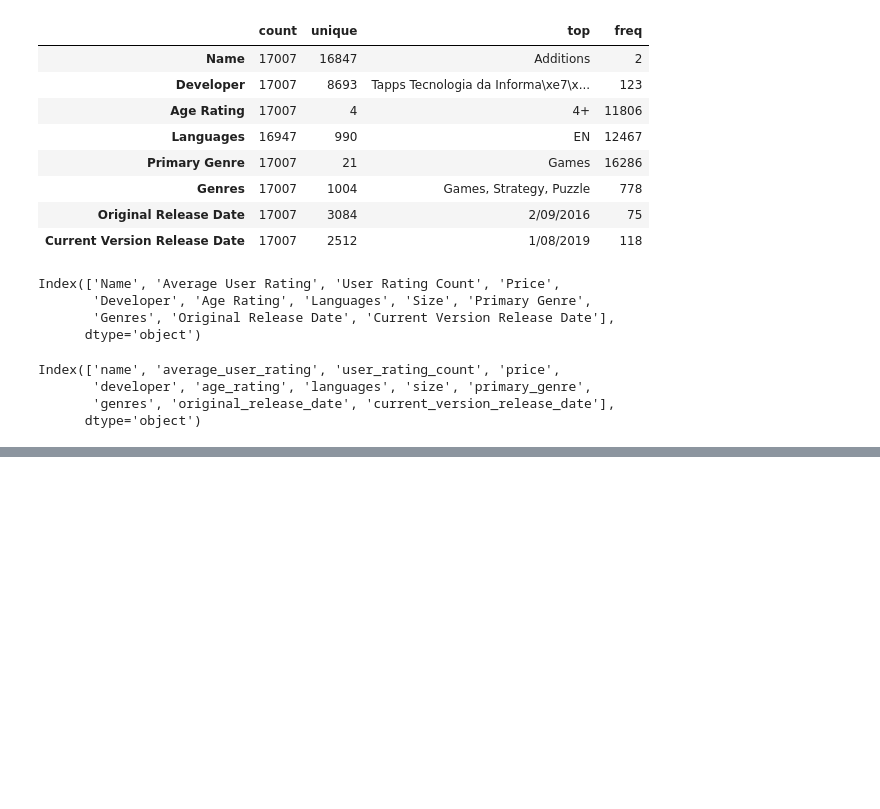
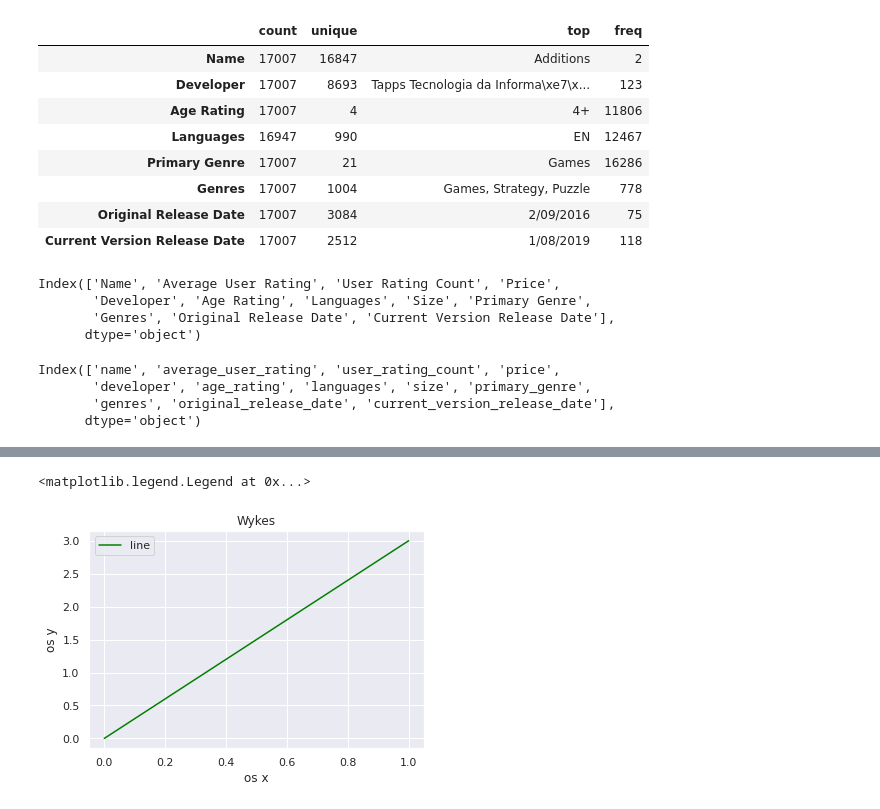
Before and after one commit to lukaszplust/data-science-learn, a Jupyter notebook: Bootcamp.ipynb, the cells around one changed output, grey strips where cells are left out. Saved outputs shown, nothing was run; the diff lists cells and outputs as text; code cells hidden in the pictures; blank space fills up the shorter version.

```diff
--- a/Bootcamp.ipynb
+++ b/Bootcamp.ipynb
@@ -1533,0 +2087,9 @@ df.head()
+# %%
+plt.plot([0,1], [0,3], label='line', color='green')
+plt.xlabel('os x')
+plt.ylabel('os y')
+plt.title('Wykes')
+plt.legend()
+# %% [output]
+<matplotlib.legend.Legend at 0x...>
+[figure, added]
```
Also changed, not shown: parts of 88 cells of this notebook.
